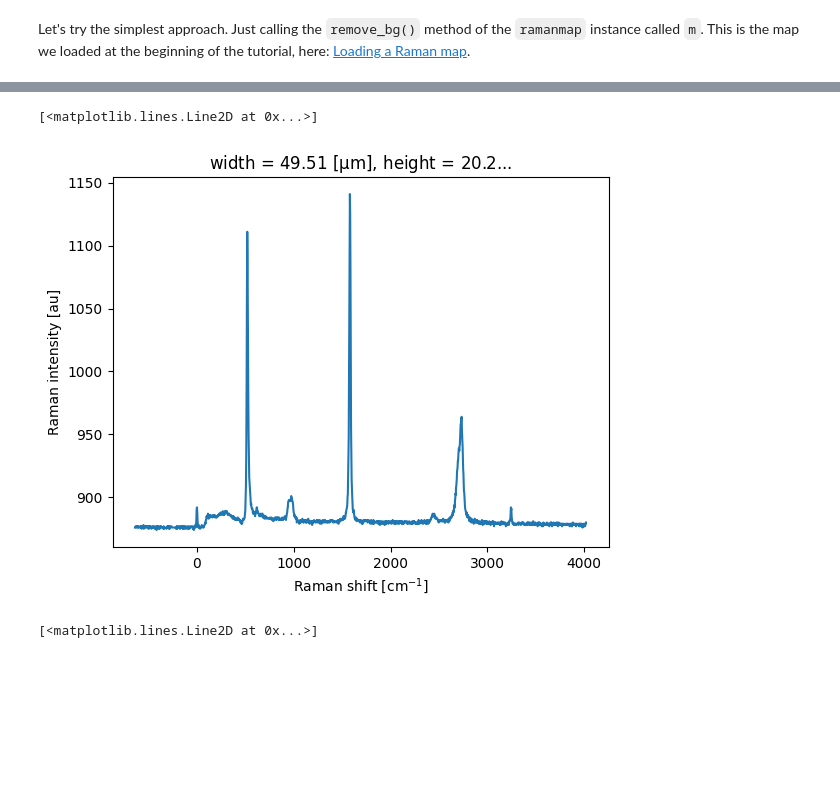
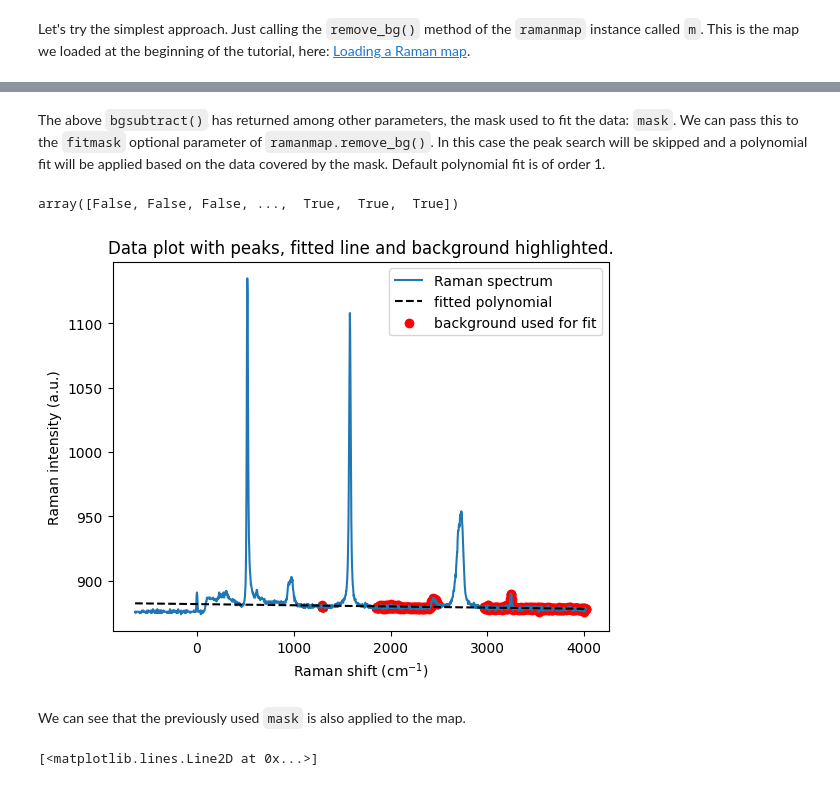
Before and after one commit to zrbyte/ramantools, a Jupyter notebook: ramantools tutorial.ipynb, the cells around one changed output, grey strips where cells are left out. Saved outputs shown, nothing was run; the diff lists cells and outputs as text; code cells hidden in the pictures; blank space fills up the shorter version.

```diff
--- a/ramantools tutorial.ipynb
+++ b/ramantools tutorial.ipynb
@@ -386,8 +406,15 @@ y_data_nobg, bg_values, coeff, params_used_at_run, mask = rt.bgsubtract(spec.coo
-# %%
-xrm.sel(height = 20, width = 50, method = 'nearest').plot()
-# %% [output]
-[<matplotlib.lines.Line2D at 0x...>]
-[figure, removed]
+# %% [markdown]
+The above `bgsubtract()` has returned among other parameters, the mask used to fit the data: `mask`. We can pass this to the `fitmask` optional parameter of `ramanmap.remove_bg()`. In this case the peak search will be skipped and a polynomial fit will be applied based on the data covered by the mask. Default polynomial fit is of order 1.
+# %%
+mask
+# %% [output]
+array([False, False, False, ...,  True,  True,  True])
+# %%
+new_m, coeff, covar = m.remove_bg(fitmask = mask, toplot = True)
+# %% [output]
+[figure, added]
+# %% [markdown]
+We can see that the previously used `mask` is also applied to the map.
 # %%
 m_nobg = m.remove_bg(height = 20, width = 50)
 # %%
```
Also changed, not shown: parts of 31 cells of this notebook, 6 other files.
